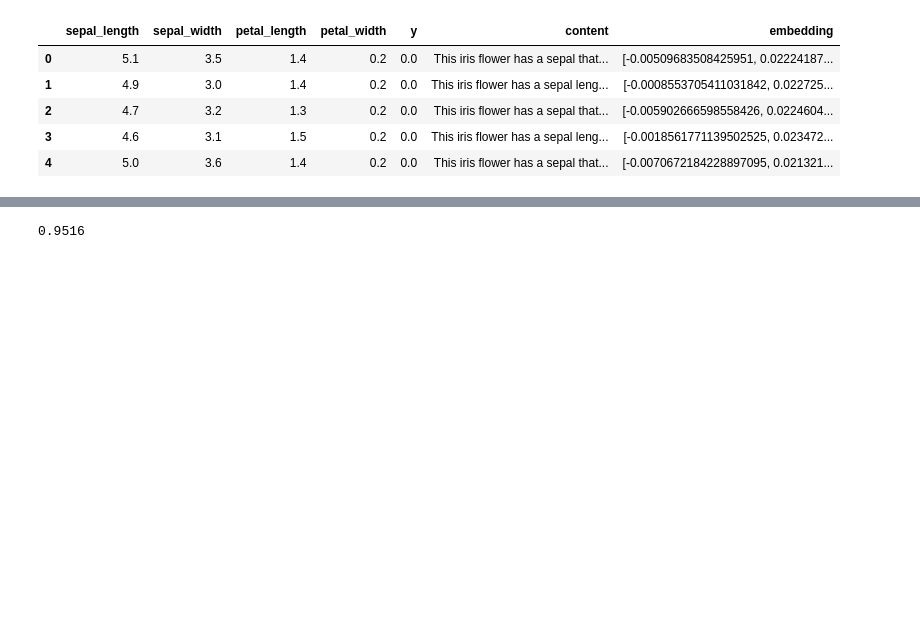
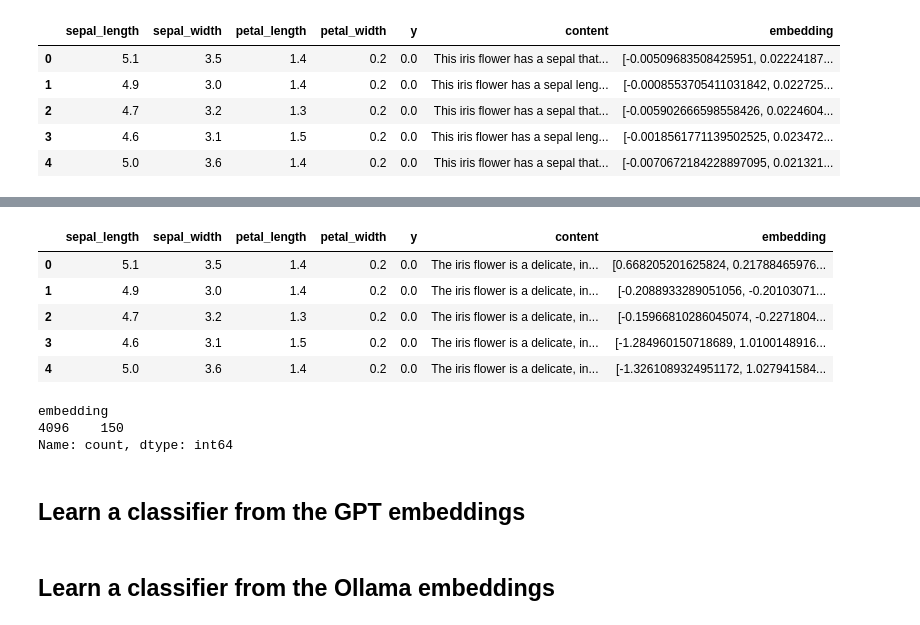
Before and after one commit to oneoffcoder/books, a Jupyter notebook: sphinx/datascience/source/llm-iris.ipynb, the cells around one changed output, grey strips where cells are left out. Drawn from its saved outputs; the diff is of its cells as text; code cells hidden in the pictures; blank space fills up the shorter version.

```diff
--- a/sphinx/datascience/source/llm-iris.ipynb
+++ b/sphinx/datascience/source/llm-iris.ipynb
@@ -78,20 +171,44 @@ df.head()
+# %%
+oll_df.head()
+# %% [output]
+|  | sepal_length | sepal_width | petal_length | petal_width | y | content | embedding |
+| 0 | 5.1 | 3.5 | 1.4 | 0.2 | 0.0 | The iris flower is a delicate, in... | [0.668205201625824, 0.21788465976... |
+| 1 | 4.9 | 3.0 | 1.4 | 0.2 | 0.0 | The iris flower is a delicate, in... | [-0.2088933289051056, -0.20103071... |
+| 2 | 4.7 | 3.2 | 1.3 | 0.2 | 0.0 | The iris flower is a delicate, in... | [-0.15966810286045074, -0.2271804... |
+| 3 | 4.6 | 3.1 | 1.5 | 0.2 | 0.0 | The iris flower is a delicate, in... | [-1.284960150718689, 1.0100148916... |
+| 4 | 5.0 | 3.6 | 1.4 | 0.2 | 0.0 | The iris flower is a delicate, in... | [-1.3261089324951172, 1.027941584... |
+# %%
+oll_df['embedding'].apply(len).value_counts()
+# %% [output]
+embedding
+4096    150
+Name: count, dtype: int64
+# %% [markdown]
+## Learn a classifier from the GPT embeddings
 # %%
 from sklearn.model_selection import StratifiedShuffleSplit
 from sklearn.ensemble import RandomForestClassifier
-from sklearn.metrics import roc_auc_score
+from sklearn.metrics import roc_auc_score, average_precision_score
+from sklearn.preprocessing import OneHotEncoder
 
-columns = [f'x{i}' for i in range(len(df.iloc[0]['embedding']))]
-_X = pd.DataFrame(df['embedding'].tolist(), columns=columns)
-_y = df['y']
+columns = [f'x{i}' for i in range(len(gpt_df.iloc[0]['embedding']))]
+_gpt_X = pd.DataFrame(gpt_df['embedding'].tolist(), columns=columns)
+_gpt_y = gpt_df['y']
 
-_tr, _te = next(StratifiedShuffleSplit(n_splits=10, test_size=0.5, random_state=37).split(_X, _y))
+_tr, _te = next(StratifiedShuffleSplit(n_splits=10, test_size=0.5, random_state=37).split(_gpt_X, _gpt_y))
 
-_X_tr, _y_tr = _X.iloc[_tr], _y.iloc[_tr]
-_X_te, _y_te = _X.iloc[_te], _y.iloc[_te]
+_gpt_X_tr, _gpt_y_tr = _gpt_X.iloc[_tr], _gpt_y.iloc[_tr]
+_gpt_X_te, _gpt_y_te = _gpt_X.iloc[_te], _gpt_y.iloc[_te]
 
-m = RandomForestClassifier(n_jobs=-1, random_state=37, class_weight='balanced')
-m.fit(_X_tr, _y_tr)
+gpt_m = RandomForestClassifier(n_jobs=-1, random_state=37, class_weight='balanced')
+gpt_m.fit(_gpt_X_tr, _gpt_y_tr)
 
-roc_auc_score(_y_te, m.predict_proba(_X_te), multi_class='ovo')
+roc = roc_auc_score(_gpt_y_te, gpt_m.predict_proba(_gpt_X_te), multi_class='ovo')
+aps = average_precision_score(
+    OneHotEncoder().fit_transform(_gpt_y_te.astype(int).array.reshape(-1, 1)).toarray(),
+    gpt_m.predict_proba(_gpt_X_te)
+)
+
+gpt_perf = pd.Series({'roc': roc, 'aps': aps})
-# %% [output]
-0.9516
+# %% [markdown]
+## Learn a classifier from the Ollama embeddings
```
Also changed, not shown: parts of 26 cells of this notebook.
